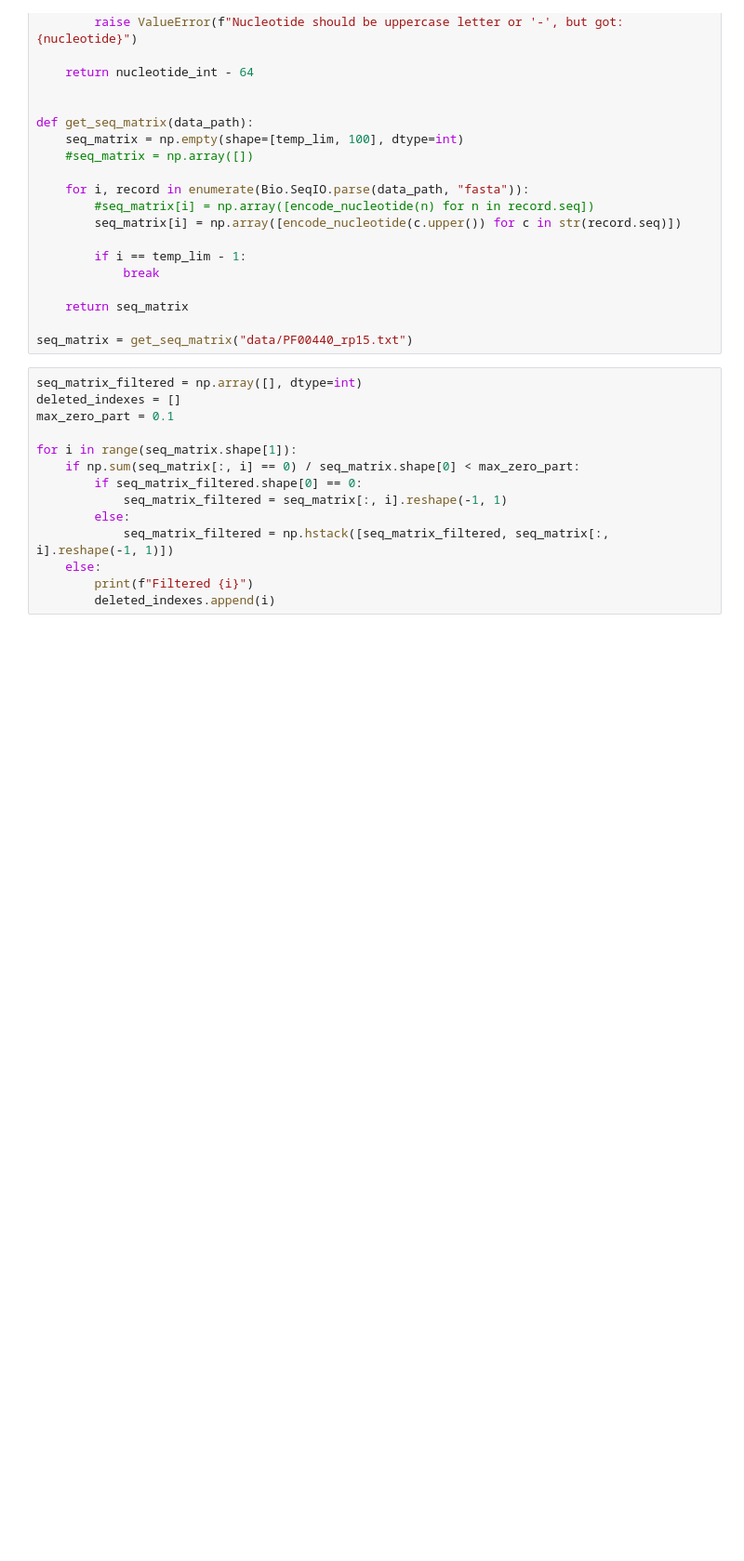
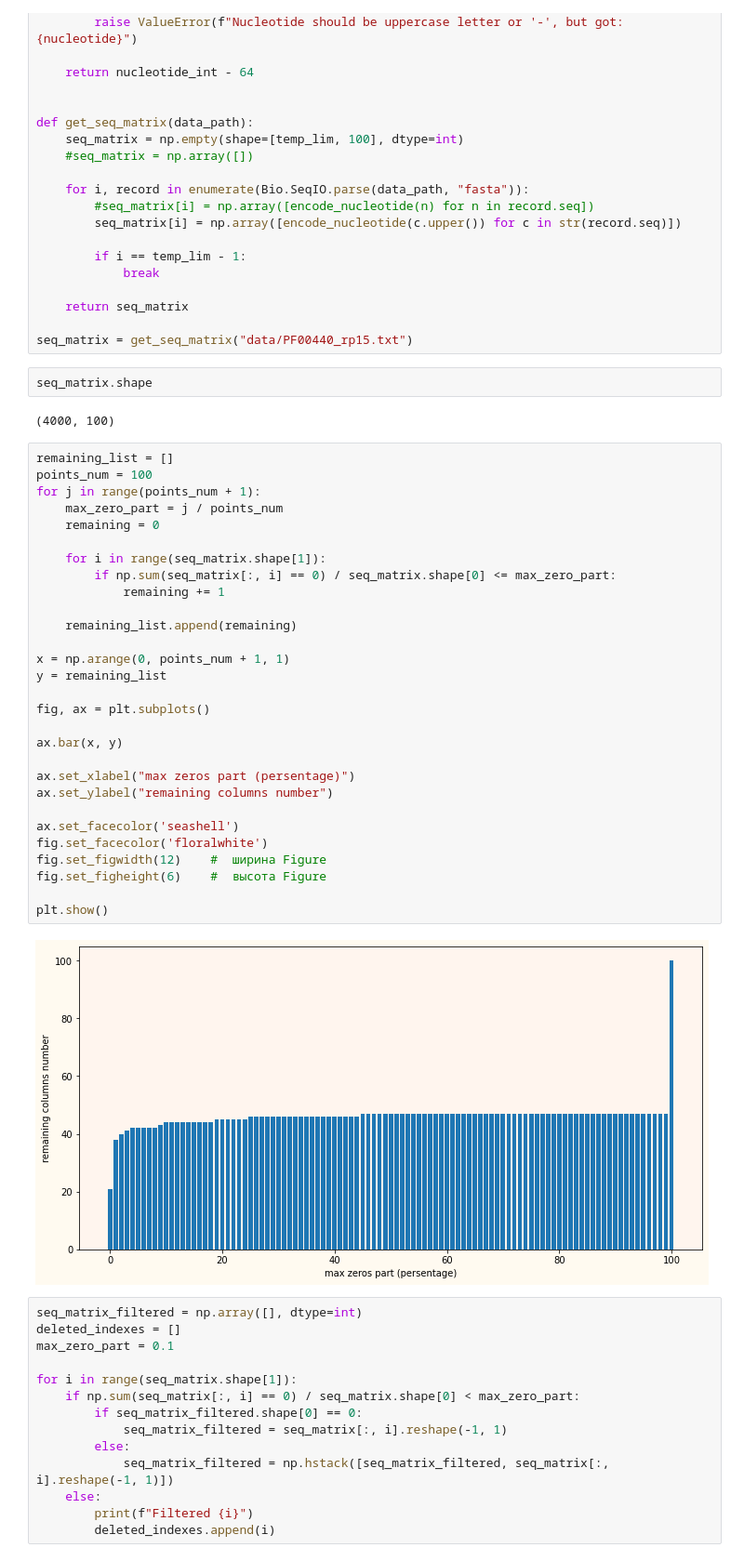
Before and after one commit to ArtKomarov/ComputationalBiology, a Jupyter notebook: PredProtStruct/PredProtStruct.ipynb, the cells around one changed output. Shown: that part at 93% size. Saved outputs shown, nothing was run; the diff lists cells and outputs as text; blank space fills up the shorter version.

Commit message:
Add plot

```diff
--- a/PredProtStruct/PredProtStruct.ipynb
+++ b/PredProtStruct/PredProtStruct.ipynb
@@ -65,6 +65,41 @@ def get_seq_matrix(data_path):
     return seq_matrix
 
 seq_matrix = get_seq_matrix("data/PF00440_rp15.txt")
+# %%
+seq_matrix.shape
+# %% [output]
+(4000, 100)
+# %%
+remaining_list = []
+points_num = 100
+for j in range(points_num + 1):
+    max_zero_part = j / points_num
+    remaining = 0
+
+    for i in range(seq_matrix.shape[1]):
+        if np.sum(seq_matrix[:, i] == 0) / seq_matrix.shape[0] <= max_zero_part:
+            remaining += 1
+
+    remaining_list.append(remaining)
+
+x = np.arange(0, points_num + 1, 1)
+y = remaining_list
+
+fig, ax = plt.subplots()
+
+ax.bar(x, y)
+
+ax.set_xlabel("max zeros part (persentage)")
+ax.set_ylabel("remaining columns number")
+
+ax.set_facecolor('seashell')
+fig.set_facecolor('floralwhite')
+fig.set_figwidth(12)    #  ширина Figure
+fig.set_figheight(6)    #  высота Figure
+
+plt.show()
+# %% [output]
+[figure, added]
 # %%
 seq_matrix_filtered = np.array([], dtype=int)
 deleted_indexes = []
```
Also changed, not shown: parts of 2 cells of this notebook.
